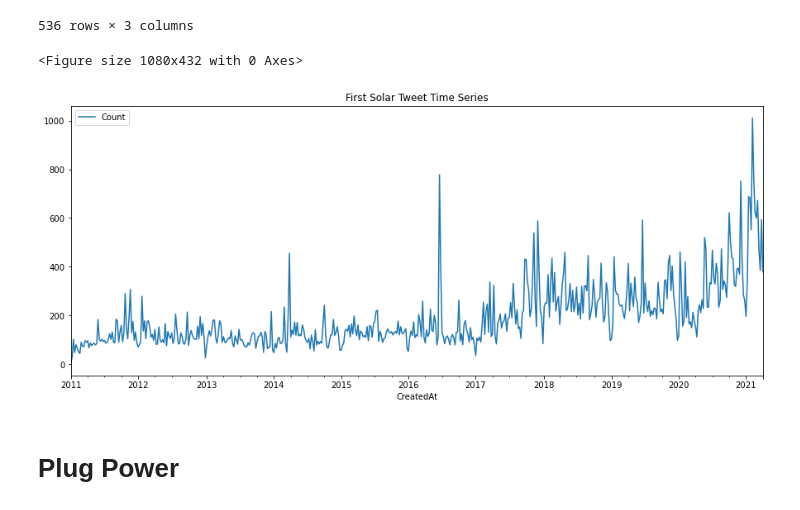
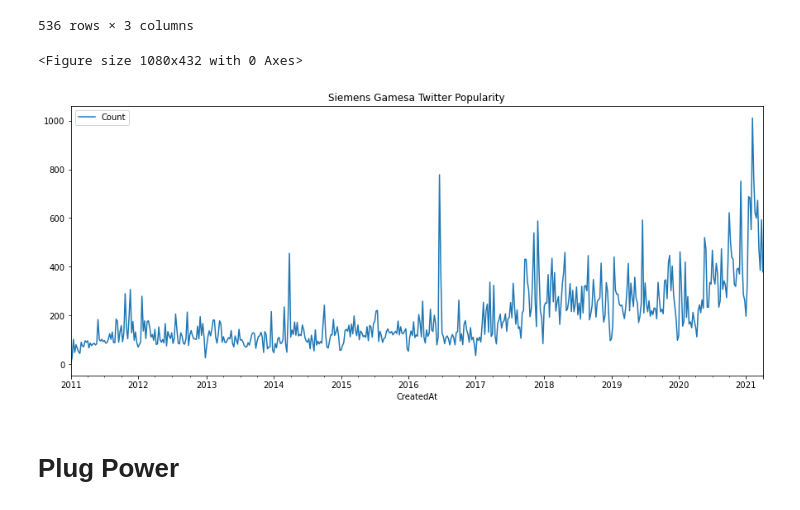
Before and after one commit to roldanjrgl/bds_green_investing, a Jupyter notebook: visualize_twitter_data/generate_popularity_time_series/generate_popularity_time_series_join_companies.ipynb, the cells around one changed output. Saved outputs shown, nothing was run; the diff lists cells and outputs as text; code cells hidden in the pictures.

```diff
--- a/visualize_twitter_data/generate_popularity_time_series/generate_popularity_time_series_join_companies.ipynb
+++ b/visualize_twitter_data/generate_popularity_time_series/generate_popularity_time_series_join_companies.ipynb
@@ -220,10 +220,10 @@ weekly_tweets_siemens
 | 535 | 2021-04-04 00:00:00+00:00 | 379 | Siemens Gamesa |
 536 rows × 3 columns
 # %%
-plot_time_series(weekly_tweets_siemens)
+plot_time_series(weekly_tweets_siemens, "Siemens Gamesa")
 # %% [output]
 <Figure size 1080x432 with 0 Axes>
-[figure, old version]
+[figure, new version]
 # %% [markdown]
 # Plug Power
 # %%
```
Also changed, not shown: parts of 12 cells of this notebook.
